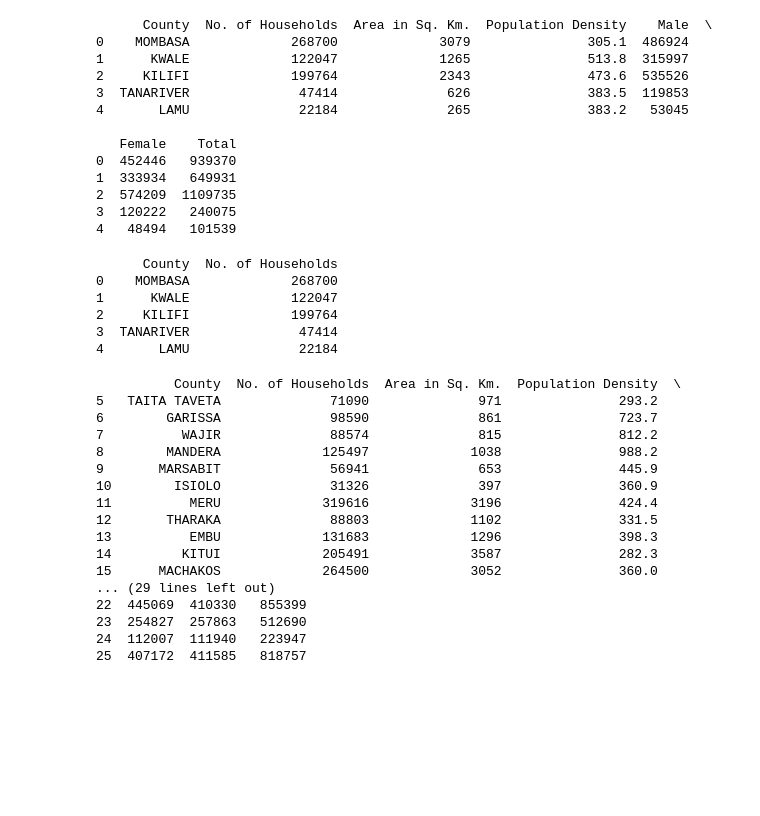
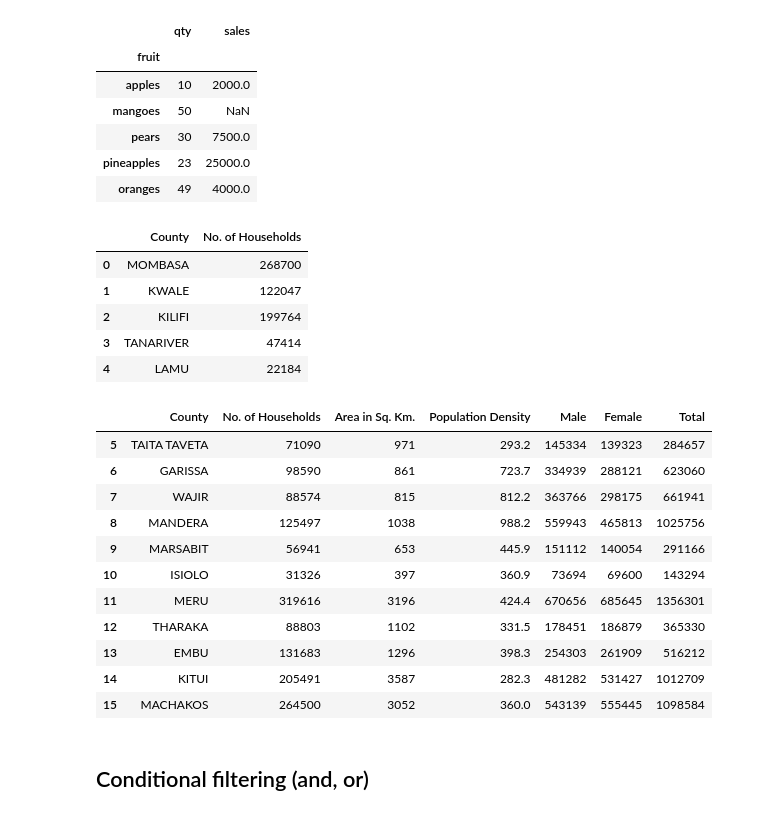
Before and after one commit to KaruguDev/datascience, a Jupyter notebook: Data Pre-Processing Part 2.ipynb, the cells around one changed output. Saved outputs shown, nothing was run; the diff lists cells and outputs as text; code cells hidden in the pictures; blank space fills up the shorter version.

```diff
--- a/Data Pre-Processing Part 2.ipynb
+++ b/Data Pre-Processing Part 2.ipynb
@@ -10,51 +10,49 @@ cwd = os.getcwd()
 file = cwd + '/data_source/census_data.csv'
 data = pd.read_csv(file)
 
-print(data.head())
+data.head()
+
+#get file2
+file2 = cwd + '/data_source/fruits.csv'
+data2 = pd.read_csv(file2)
+data2 = data2.set_index('fruit')
+
+data2.head()
 # %% [output]
-      County  No. of Households  Area in Sq. Km.  Population Density    Male  \
-0    MOMBASA             268700             3079               305.1  486924
-1      KWALE             122047             1265               513.8  315997
-2     KILIFI             199764             2343               473.6  535526
-3  TANARIVER              47414              626               383.5  119853
-4       LAMU              22184              265               383.2   53045
-
-   Female    Total
-0  452446   939370
-1  333934   649931
-2  574209  1109735
-3  120222   240075
-4   48494   101539
+|  | qty | sales |
+| fruit |  |  |
+| apples | 10 | 2000.0 |
+| mangoes | 50 | NaN |
+| pears | 30 | 7500.0 |
+| pineapples | 23 | 25000.0 |
+| oranges | 49 | 4000.0 |
 # %%
 #data subset
 subset = data[["County","No. of Households"]]
-print(subset.head())
+subset.head()
 # %% [output]
-      County  No. of Households
-0    MOMBASA             268700
-1      KWALE             122047
-2     KILIFI             199764
-3  TANARIVER              47414
-4       LAMU              22184
+|  | County | No. of Households |
+| 0 | MOMBASA | 268700 |
+| 1 | KWALE | 122047 |
+| 2 | KILIFI | 199764 |
+| 3 | TANARIVER | 47414 |
+| 4 | LAMU | 22184 |
 # %%
 #isolate rows
-print(data[5:26])
+data[5:16]
 # %% [output]
-          County  No. of Households  Area in Sq. Km.  Population Density  \
-5   TAITA TAVETA              71090              971               293.2
-6        GARISSA              98590              861               723.7
-7          WAJIR              88574              815               812.2
-8        MANDERA             125497             1038               988.2
-9       MARSABIT              56941              653               445.9
-10        ISIOLO              31326              397               360.9
-11          MERU             319616             3196               424.4
-12       THARAKA              88803             1102               331.5
-13          EMBU             131683             1296               398.3
-14         KITUI             205491             3587               282.3
-15      MACHAKOS             264500             3052               360.0
-... (29 lines left out)
-22  445069  410330   855399
-23  254827  257863   512690
-24  112007  111940   223947
-25  407172  411585   818757
+|  | County | No. of Households | Area in Sq. Km. | Population Density | Male | Female | Total |
+| 5 | TAITA TAVETA | 71090 | 971 | 293.2 | 145334 | 139323 | 284657 |
+| 6 | GARISSA | 98590 | 861 | 723.7 | 334939 | 288121 | 623060 |
+| 7 | WAJIR | 88574 | 815 | 812.2 | 363766 | 298175 | 661941 |
+| 8 | MANDERA | 125497 | 1038 | 988.2 | 559943 | 465813 | 1025756 |
+| 9 | MARSABIT | 56941 | 653 | 445.9 | 151112 | 140054 | 291166 |
+| 10 | ISIOLO | 31326 | 397 | 360.9 | 73694 | 69600 | 143294 |
+| 11 | MERU | 319616 | 3196 | 424.4 | 670656 | 685645 | 1356301 |
+| 12 | THARAKA | 88803 | 1102 | 331.5 | 178451 | 186879 | 365330 |
+| 13 | EMBU | 131683 | 1296 | 398.3 | 254303 | 261909 | 516212 |
+| 14 | KITUI | 205491 | 3587 | 282.3 | 481282 | 531427 | 1012709 |
+| 15 | MACHAKOS | 264500 | 3052 | 360.0 | 543139 | 555445 | 1098584 |
+# %% [markdown]
+## Conditional filtering (and, or)
 # %%
```
Also changed, not shown: parts of 19 cells of this notebook, 6 other files.
